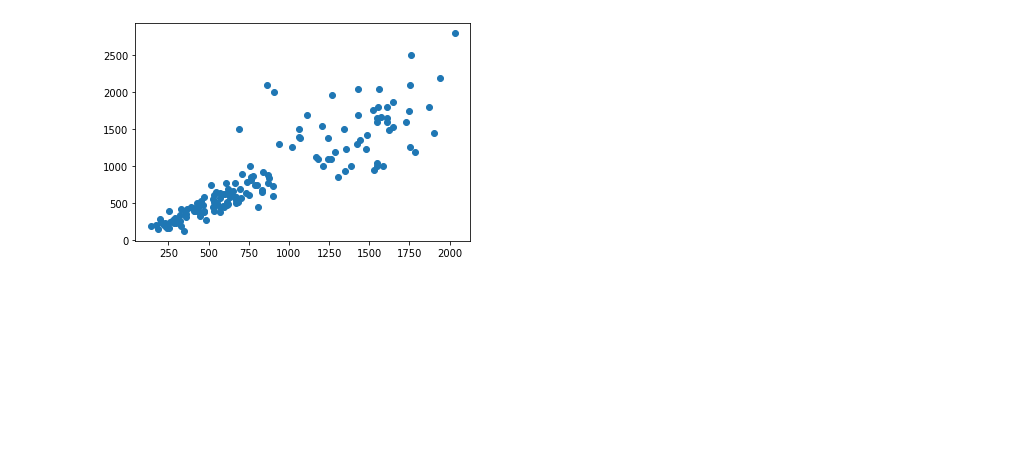
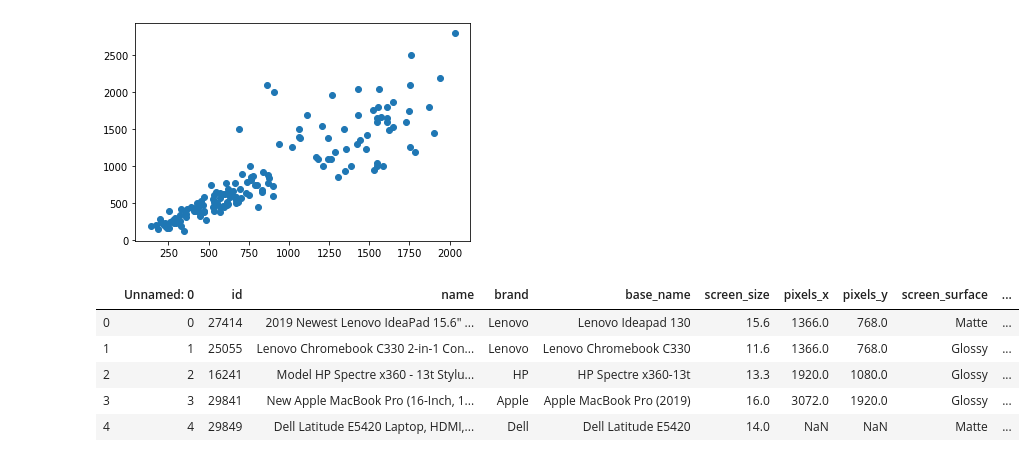
Before and after one commit to bvdabjorn/adana123, a Jupyter notebook: Evaluation.ipynb, the cells around one changed output. Cells and saved outputs as stored; diff of their text form; code cells hidden in the pictures; blank space fills up the shorter version.

```diff
--- a/Evaluation.ipynb
+++ b/Evaluation.ipynb
@@ -111,3 +111,14 @@ plt.scatter(mydata.pred_max_price, mydata.act_max_price)
 # %% [output]
 <matplotlib.collections.PathCollection at 0x...>
 [figure]
+# %%
+mydata2= pd.read_csv('Private_LB_Results.csv')
+df2 = pd.DataFrame(mydata2)
+df2.head()
+# %% [output]
+|  | Unnamed: 0 | id | name | brand | base_name | screen_size | pixels_x | pixels_y | screen_surface | ... |
+| 0 | 0 | 27414 | 2019 Newest Lenovo IdeaPad 15.6" ... | Lenovo | Lenovo Ideapad 130 | 15.6 | 1366.0 | 768.0 | Matte | ... |
+| 1 | 1 | 25055 | Lenovo Chromebook C330 2-in-1 Con... | Lenovo | Lenovo Chromebook C330 | 11.6 | 1366.0 | 768.0 | Glossy | ... |
+| 2 | 2 | 16241 | Model HP Spectre x360 - 13t Stylu... | HP | HP Spectre x360-13t | 13.3 | 1920.0 | 1080.0 | Glossy | ... |
+| 3 | 3 | 29841 | New Apple MacBook Pro (16-Inch, 1... | Apple | Apple MacBook Pro (2019) | 16.0 | 3072.0 | 1920.0 | Glossy | ... |
+| 4 | 4 | 29849 | Dell Latitude E5420 Laptop, HDMI,... | Dell | Dell Latitude E5420 | 14.0 | NaN | NaN | Matte | ... |
```
Also changed, not shown: parts of 3 cells of this notebook.
